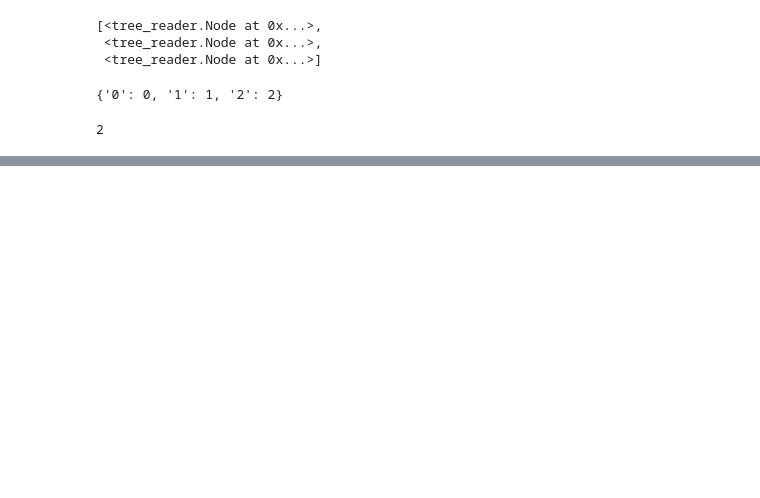
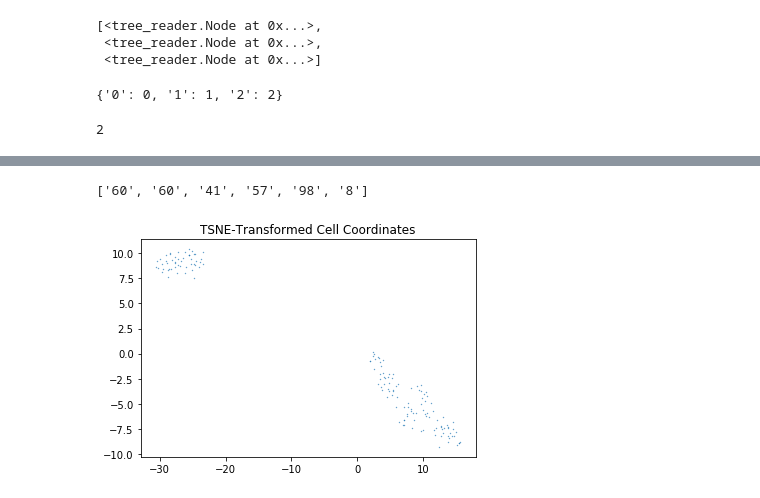
Before and after one commit to bbrener1/rusty_lumberjack, a Jupyter notebook: src/testing.ipynb, the cells around one changed output, grey strips where cells are left out. Cells and saved outputs as stored; diff of their text form; code cells hidden in the pictures; blank space fills up the shorter version.

```diff
--- a/src/testing.ipynb
+++ b/src/testing.ipynb
@@ -69,0 +72,4 @@ array([[1., 1., 1.],
+# %%
+iris = np.loadtxt('../testing/iris.trunc')
+# %%
+iris_forest = lumberjack.fit(iris,trees=100,depth=2)
@@ -69,0 +94,8 @@ array([[1., 1., 1.],
+# %%
+iris_forest.nodes()[0].samples
+# %% [output]
+['60', '60', '41', '57', '98', '8']
+# %%
+iftc = iris_forest.tsne()
+# %% [output]
+[figure, added]
```
Also changed, not shown: parts of 10 cells of this notebook, 2 other files.
